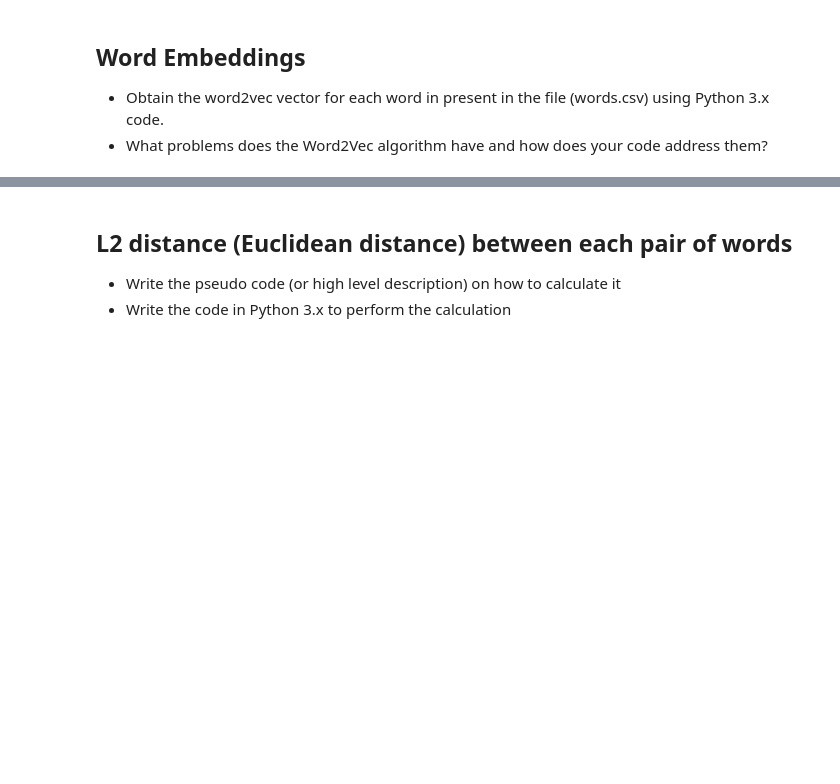
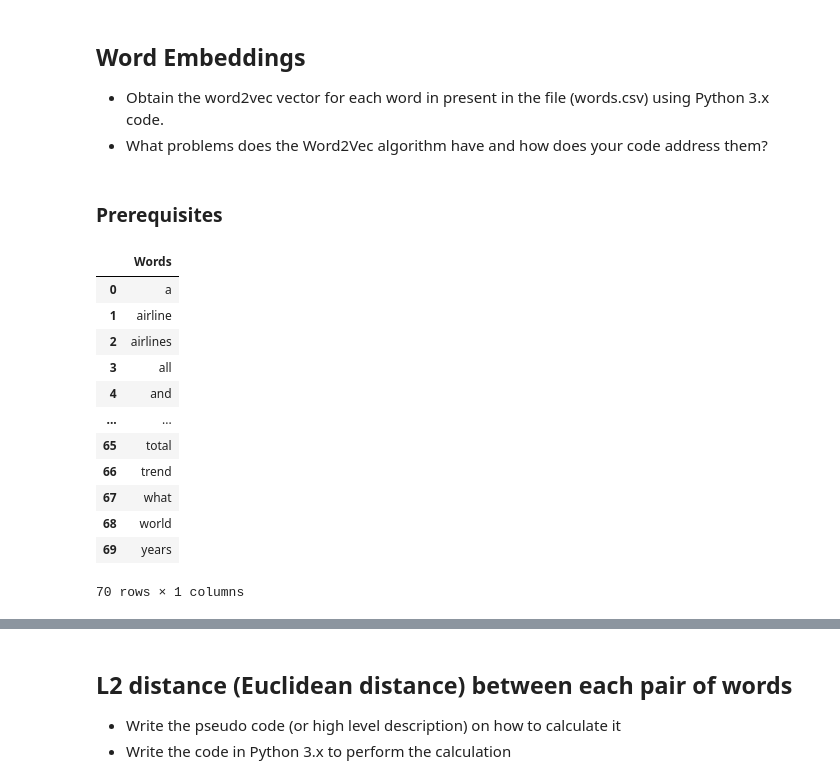
Before and after one commit to Vrboska/Galytix_assignment, a Jupyter notebook: galytix-interview-01/notebooks/Q01.ipynb, the cells around one changed output, grey strips where cells are left out. Drawn from its saved outputs; the diff is of its cells as text; code cells hidden in the pictures; blank space fills up the shorter version.

```diff
--- a/galytix-interview-01/notebooks/Q01.ipynb
+++ b/galytix-interview-01/notebooks/Q01.ipynb
@@ -12,3 +12,5 @@ import pandas
 
 * Obtain the word2vec vector for each word in present in the file (words.csv) using Python 3.x code.
 * What problems does the Word2Vec algorithm have and how does your code address them?
+# %% [markdown]
+### Prerequisites
@@ -14,0 +33,20 @@ import pandas
+# %%
+#loading the words
+words=pd.read_csv('..\data\words.csv')
+del words['Unnamed: 1']
+words=words.dropna()
+words
+# %% [output]
+|  | Words |
+| 0 | a |
+| 1 | airline |
+| 2 | airlines |
+| 3 | all |
+| 4 | and |
+| ... | ... |
+| 65 | total |
+| 66 | trend |
+| 67 | what |
+| 68 | world |
+| 69 | years |
+70 rows × 1 columns
```
Also changed, not shown: parts of 26 cells of this notebook, 1 other file.
